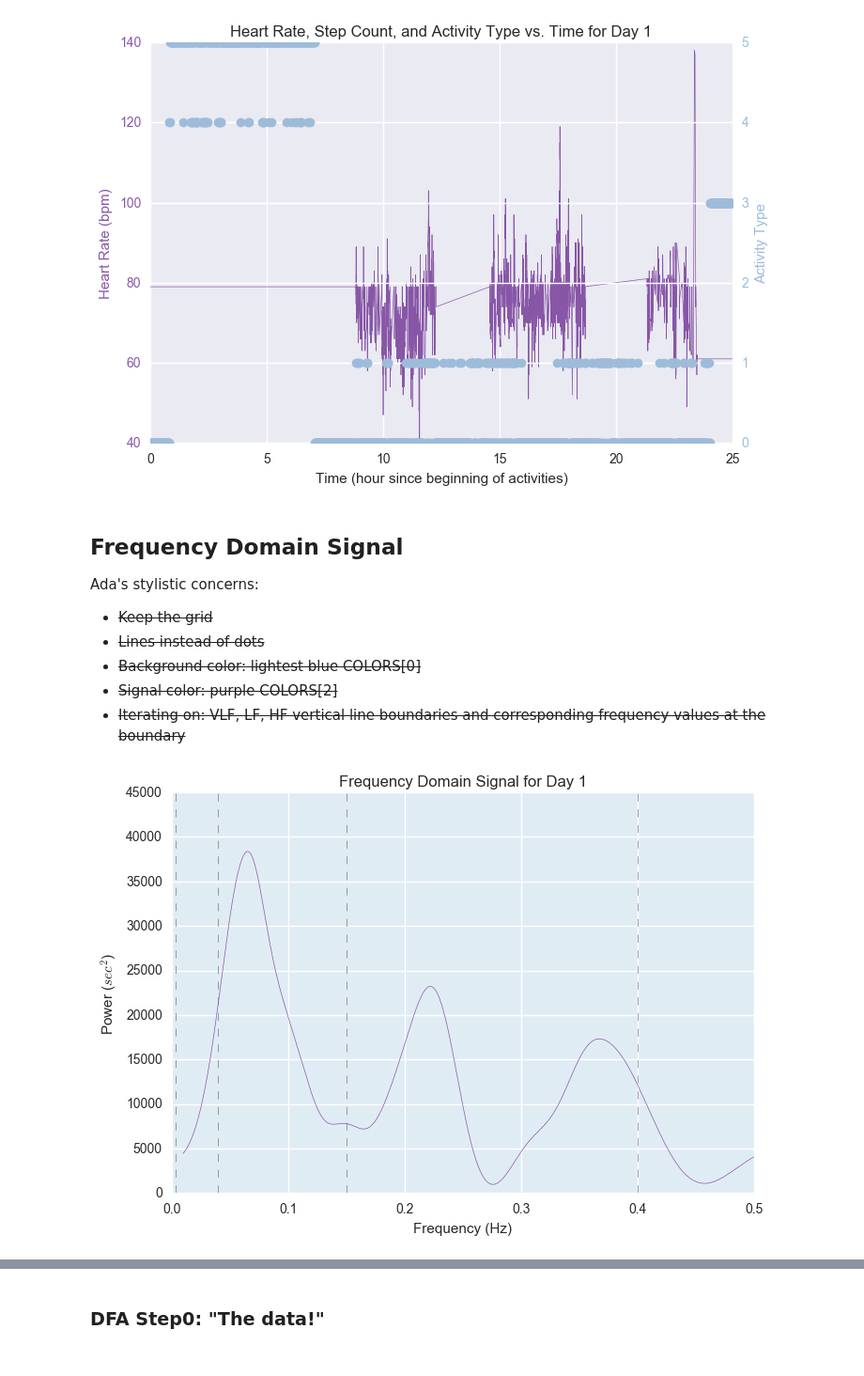
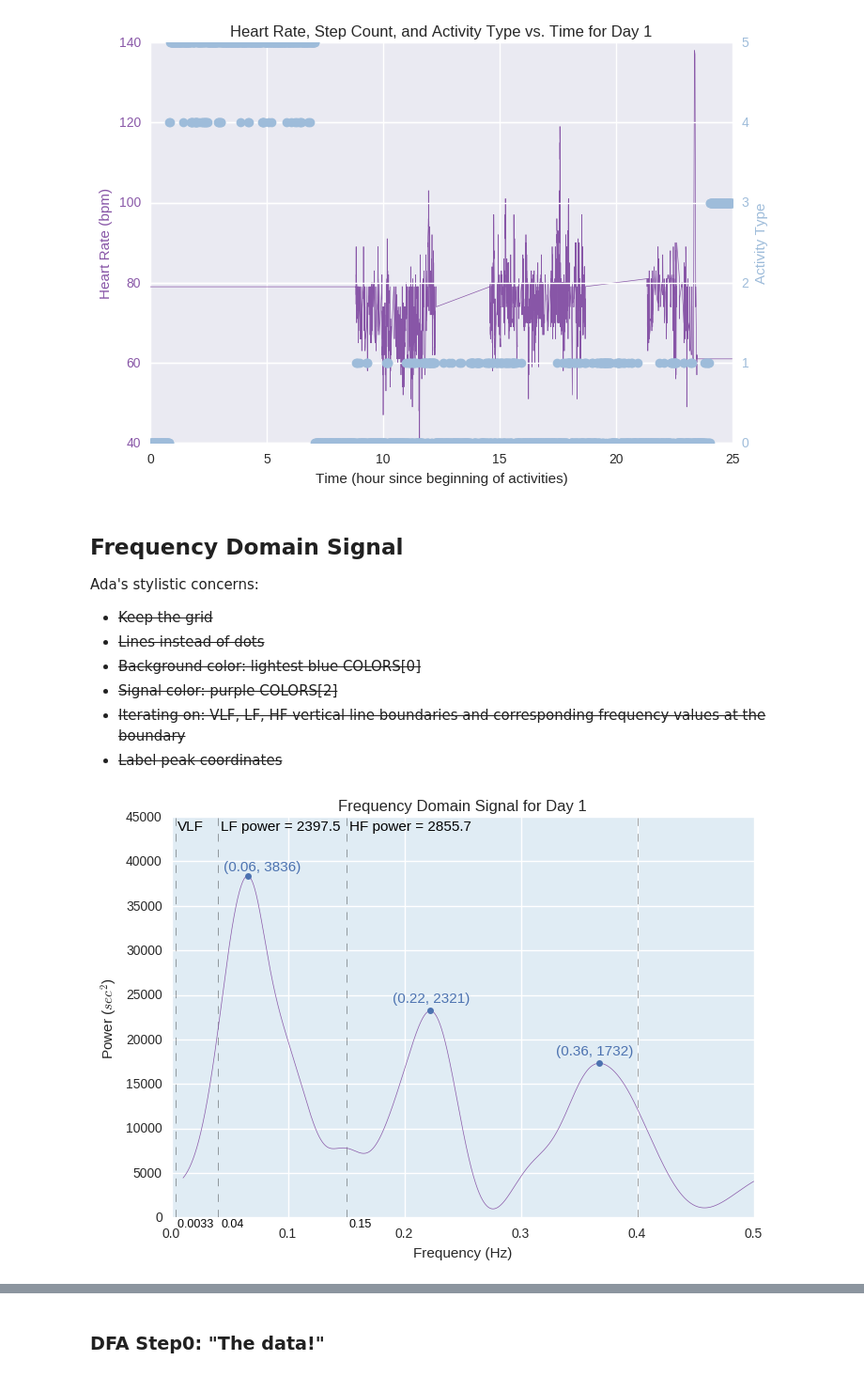
Before and after one commit to terrrychan/PHS-Project, a Jupyter notebook: Visualizations.ipynb, the cells around one changed output, grey strips where cells are left out. Shown: that part at 94% size. Cells and saved outputs as stored; diff of their text form; code cells hidden in the pictures.

```diff
--- a/Visualizations.ipynb
+++ b/Visualizations.ipynb
@@ -35,6 +36,9 @@ VLINECOLOR = 'k'
 VLINEWIDTH = 0.5
 VLINESTYLE = '--'
 
+LOCALMAXCOLOR = sns.color_palette()[0]
+LOCALMAXMARKERSIZE = 5
+
 POINCAREALPHA = 0.25
 POINCARECOLOR = COLORS[2]
 POINCAREMARKER = 'o'
@@ -43,11 +47,11 @@ YEQUALSXALPHA = 0.5
 YEQUALSXCOLOR = 'k'
 YEQUALSXLINESTYLE = '--'
 # %%
-def place_text(x, y, text, axes, specific_fontsize=11):
+def place_text(x, y, text, axes, specific_fontsize=11, specific_color='k'):
     axes.text(x, y, text,
               verticalalignment='bottom', horizontalalignment='left',
               transform=axes.transAxes,
-              color='k', fontsize=specific_fontsize)
+              color=specific_color, fontsize=specific_fontsize)
     return
 # %%
 data = pd.read_csv('day1_v3transpose.csv')
@@ -134,43 +133,66 @@ Ada's stylistic concerns:
 - ~~Background color: lightest blue COLORS[0]~~
 - ~~Signal color: purple COLORS[2]~~
 - ~~Iterating on: VLF, LF, HF vertical line boundaries and corresponding frequency values at the boundary~~
+- ~~Label peak coordinates~~
 # %%
 plt.axvline(x=0.0033,
             linestyle=VLINESTYLE, alpha=VLINEALPHA, color=VLINECOLOR, linewidth=VLINEWIDTH)
 plt.axvline(x=0.04,
             linestyle=VLINESTYLE, alpha=VLINEALPHA, color=VLINECOLOR, linewidth=VLINEWIDTH)
 plt.axvline(x=0.15,
             linestyle=VLINESTYLE, alpha=VLINEALPHA, color=VLINECOLOR, linewidth=VLINEWIDTH)
 plt.axvline(x=0.4,
             linestyle=VLINESTYLE, alpha=VLINEALPHA, color=VLINECOLOR, linewidth=VLINEWIDTH)
 plt.axvline(x=0.5,
             linestyle=VLINESTYLE, alpha=VLINEALPHA, color=VLINECOLOR, linewidth=VLINEWIDTH)
 
 plt.plot(data['freqs'],
          data['periodogram'],
          linestyle=LINESTYLE, alpha=LINEALPHA, color=LINECOLOR, linewidth=LINEWIDTH)
 
 lf = data['low_power'][0]
 hf = data['high_power'][0]
 
 axes = plt.gca()
 axes.set_axis_bgcolor(BGCOLOR)
 axes.set_ylim([0, 45000])
-# place_text(0.010, 0.92, 'VLF', axes)
-# place_text(0.010, -0.01, '0.0033 ', axes, specific_fontsize=9)
-# place_text(0.085, 0.92, 'LF power = ' + str(lf)[:-5], axes)
-# place_text(0.085, -0.01, '0.04', axes, specific_fontsize=9)
-# place_text(0.305, 0.92, 'HF power = ' + str(hf)[:-5], axes)
-# place_text(0.305, -0.01, '0.15', axes, specific_fontsize=9)
+
+# labelling power regions
+place_text(0.01, 0.96, 'VLF', axes)
+place_text(0.01, -0.03, '0.0033 ', axes, specific_fontsize=9)
+place_text(0.085, 0.96, 'LF power = ' + str(lf)[:-5], axes)
+place_text(0.085, -0.03, '0.04', axes, specific_fontsize=9)
+place_text(0.305, 0.96, 'HF power = ' + str(hf)[:-5], axes)
+place_text(0.305, -0.03, '0.15', axes, specific_fontsize=9)
+
+# labelling the peaks
+local_max_indices = argrelextrema(np.array(data['periodogram']), np.greater)
+plt.plot(data['freqs'][local_max_indices[0][0]],
+         data['periodogram'][local_max_indices[0][0]],
+         'o', color=LOCALMAXCOLOR, markersize=LOCALMAXMARKERSIZE)
+text = '(' + str(data['freqs'][local_max_indices[0][0]])[0:4] + ', ' + str(data['periodogram'][local_max_indices[0][0]])[0:4] + ')'
+place_text(0.09, 0.86, text, axes, specific_color=LOCALMAXCOLOR)
+
+plt.plot(data['freqs'][local_max_indices[0][2]],
+         data['periodogram'][local_max_indices[0][2]],
+         'o', color=LOCALMAXCOLOR, markersize=LOCALMAXMARKERSIZE)
+text = '(' + str(data['freqs'][local_max_indices[0][2]])[0:4] + ', ' + str(data['periodogram'][local_max_indices[0][2]])[0:4] + ')'
+place_text(0.38, 0.53, text, axes, specific_color=LOCALMAXCOLOR)
+
+plt.plot(data['freqs'][local_max_indices[0][3]],
+         data['periodogram'][local_max_indices[0][3]],
+         'o', color=LOCALMAXCOLOR, markersize=LOCALMAXMARKERSIZE)
+text = '(' + str(data['freqs'][local_max_indices[0][3]])[0:4] + ', ' + str(data['periodogram'][local_max_indices[0][3]])[0:4] + ')'
+place_text(0.66, 0.4, text, axes, specific_color=LOCALMAXCOLOR)
 
 plt.xlabel("Frequency (Hz)")
 plt.ylabel("Power ($sec^2$)")
 plt.title("Frequency Domain Signal for Day 1")
 
 plt.savefig('day1_FrequencyDomainSignal.png', format='png')
 plt.show()
 # %% [output]
-[figure, old version]
+[figure, new version]
 # %% [markdown]
 ## Poincare Plot
 
```
Also changed, not shown: parts of 9 cells of this notebook, 10 other files.
